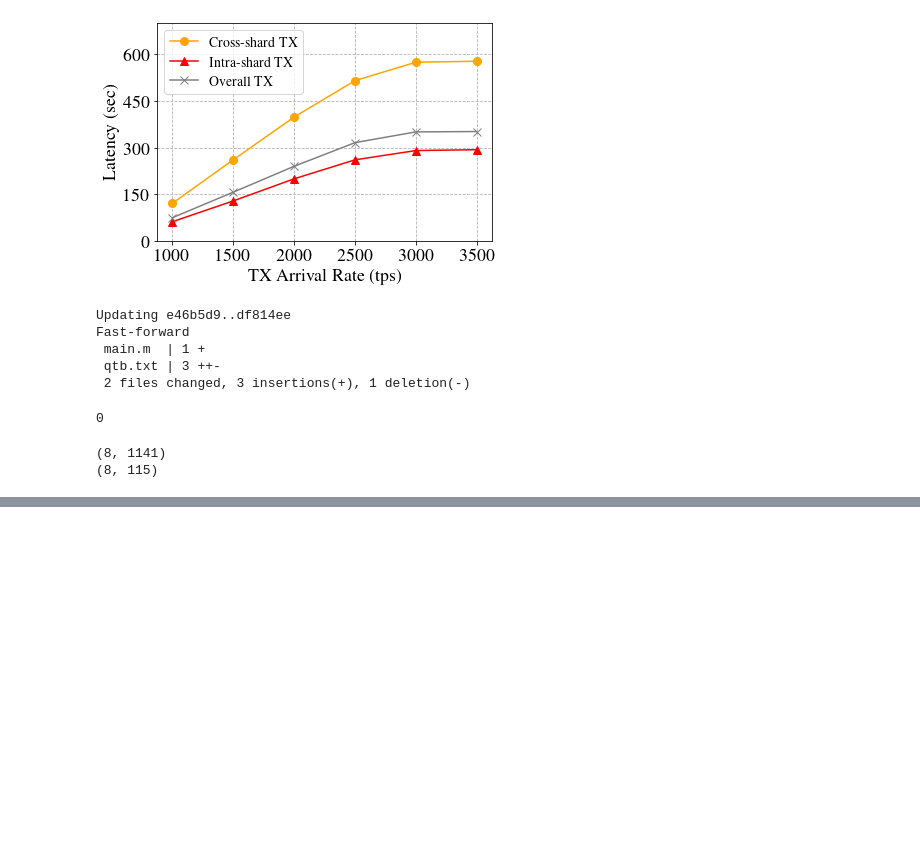
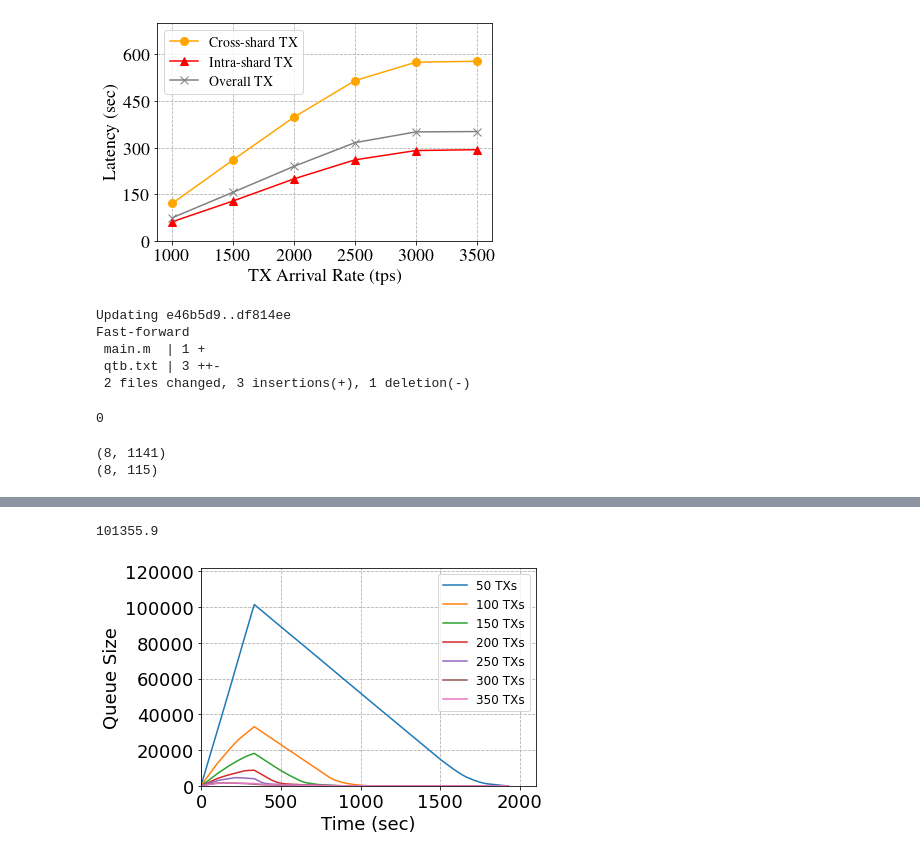
Before and after one commit to wzh4464/jessufig, a Jupyter notebook: draw_xshard.ipynb, the cells around one changed output, grey strips where cells are left out. Drawn from its saved outputs; the diff is of its cells as text; code cells hidden in the pictures; blank space fills up the shorter version.

```diff
--- a/draw_xshard.ipynb
+++ b/draw_xshard.ipynb
@@ -354,0 +354,7 @@ plot_line_chart(data=simpledata,pic_name='qtb',save=True,xlabel="Time (sec)", yl
+# %%
+q1data=np.genfromtxt('../txrate_xshard/q1.txt')
+print(q1data.max())
+plot_line_chart(data=q1data,pic_name='q1',save=False,xlabel="Time (sec)", ylabel="Queue Size",text_location=12,xlim=2100, ylim=q1data.max()*1.2,labellist=['50 TXs','100 TXs','150 TXs','200 TXs','250 TXs','300 TXs','350 TXs'],ystep=20000)
+# %% [output]
+101355.9
+[figure, added]
```
Also changed, not shown: parts of 3 cells of this notebook.
